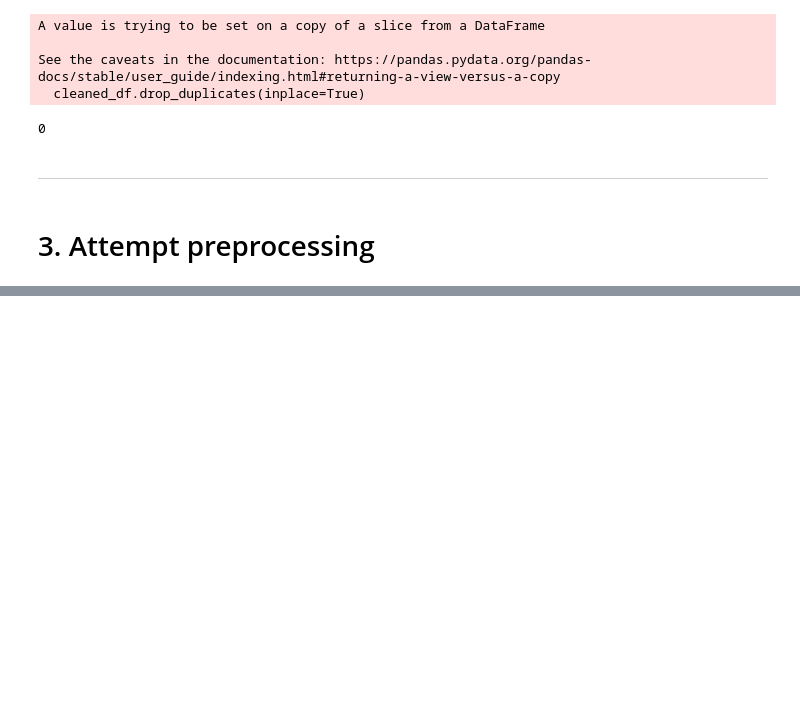
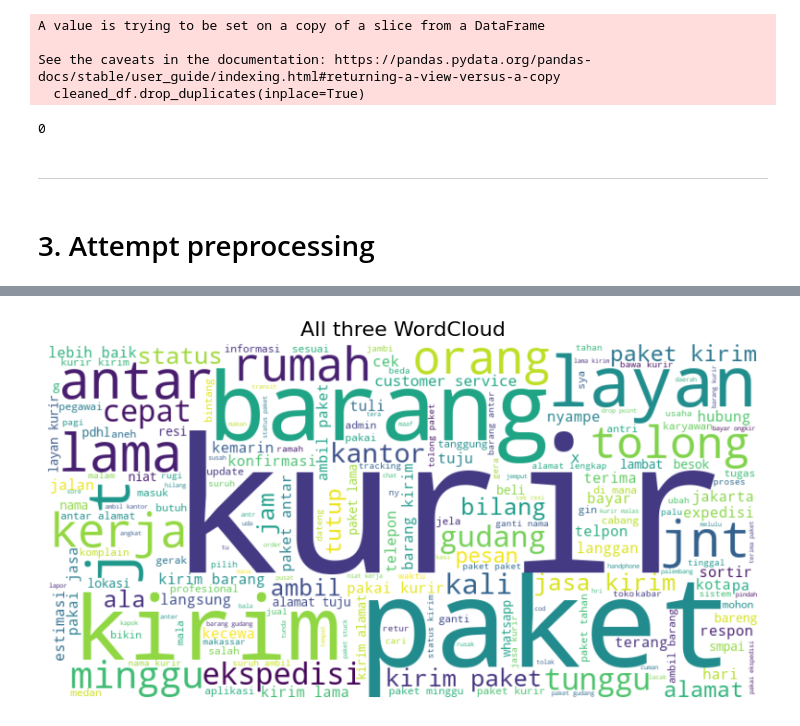
Before and after one commit to Radenaz/sandbox_textprepro, a Jupyter notebook: text_prepro_test.ipynb, the cells around one changed output, grey strips where cells are left out. Cells and saved outputs as stored; diff of their text form; code cells hidden in the pictures; blank space fills up the shorter version.

```diff
--- a/text_prepro_test.ipynb
+++ b/text_prepro_test.ipynb
@@ -781,0 +810,3 @@ bersih_df.to_csv('prepro_cleaned_reviews.csv', index=False)
+# %%
+with open('prepro_cleaned_reviews.csv', 'r') as file_prepro:
+    eda_df = pd.read_csv(file_prepro)
@@ -781,0 +821,7 @@ bersih_df.to_csv('prepro_cleaned_reviews.csv', index=False)
+# %%
+# Split DataFrame based on reviews column
+jelek_eda_df = eda_df[eda_df['rating'] <= 3]  # Bad ratings (1 - 3)
+bagus_eda_df = eda_df[eda_df['rating'] >= 4]  # Good ratings (4 or 5)
+
+print(f"Bad reviews count: {jelek_eda_df.shape[0]}")
+print(f"Good reviews count: {bagus_eda_df.shape[0]}")
@@ -781,0 +854,18 @@ bersih_df.to_csv('prepro_cleaned_reviews.csv', index=False)
+# %%
+# Function to generate and display word clouds
+def generate_wordcloud(text, title):
+    wordcloud = WordCloud(width=800, height=400, background_color='white').generate(' '.join(text))
+    plt.figure(figsize=(10, 5))
+    plt.imshow(wordcloud, interpolation='bilinear')
+    plt.axis('off')
+    plt.title(title, fontsize=16)
+    plt.show()
+# %%
+# gak boleh ada naan ternyata...
+
+# Replace NaN with an empty string and ensure all values are strings
+jne_df['processed_reviews'] = jne_df['processed_reviews'].fillna('').astype(str)
+jnt_df['processed_reviews'] = jnt_df['processed_reviews'].fillna('').astype(str)
+sicepat_df['processed_reviews'] = sicepat_df['processed_reviews'].fillna('').astype(str)
+
+jelek_eda_df['processed_reviews'] = jelek_eda_df['processed_reviews'].fillna('').astype(str)
@@ -781,0 +893,4 @@ bersih_df.to_csv('prepro_cleaned_reviews.csv', index=False)
+# %%
+generate_wordcloud(jelek_eda_df['processed_reviews'], 'All three WordCloud')
+# %% [output]
+[figure, added]
```
Also changed, not shown: parts of 32 cells of this notebook, 8 other files.
